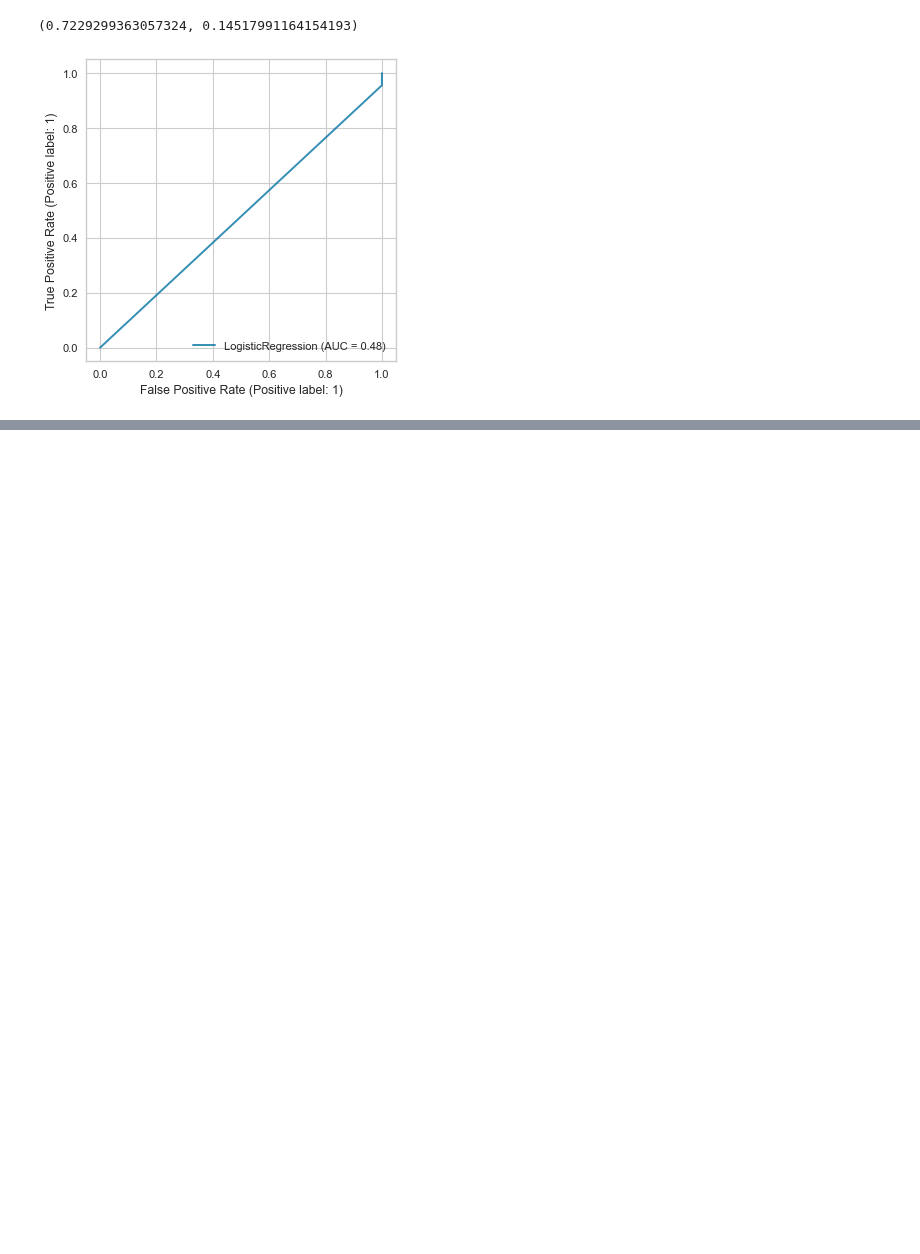
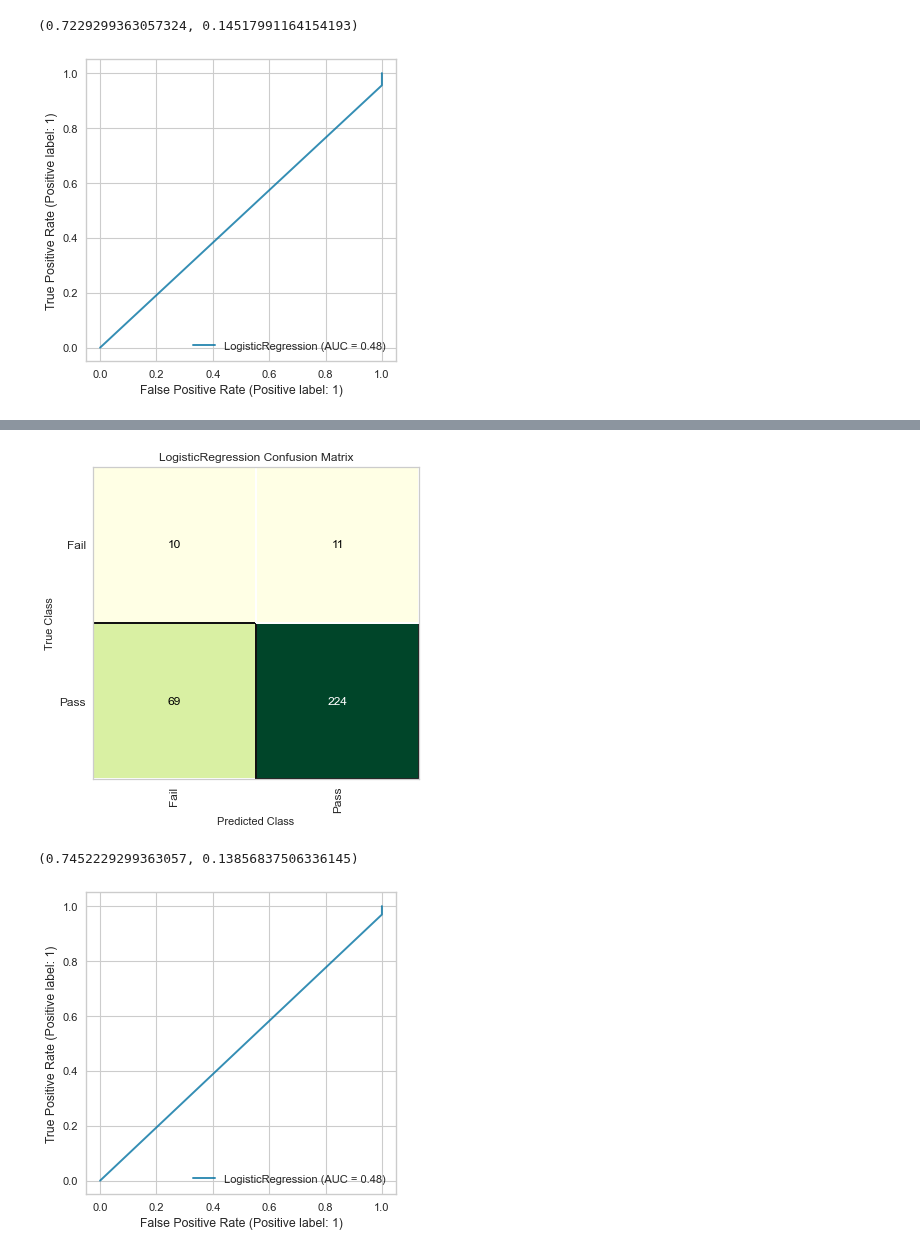
Before and after one commit to himanshag/SECOM, a Jupyter notebook: mice/mice - chisquare.ipynb, the cells around one changed output, grey strips where cells are left out. Drawn from its saved outputs; the diff is of its cells as text; code cells hidden in the pictures; blank space fills up the shorter version.

```diff
--- a/mice/mice - chisquare.ipynb
+++ b/mice/mice - chisquare.ipynb
@@ -380,0 +415,6 @@ evaluate(X_smoteenn,X_test_chi,y_smoteenn,y_test)
+# %%
+evaluate(X_smotetomek,X_test_chi,y_smotetomek,y_test)
+# %% [output]
+[figure, added]
+(0.7452229299363057, 0.13856837506336145)
+[figure, added]
```
Also changed, not shown: parts of 13 cells of this notebook, 2 other files.
